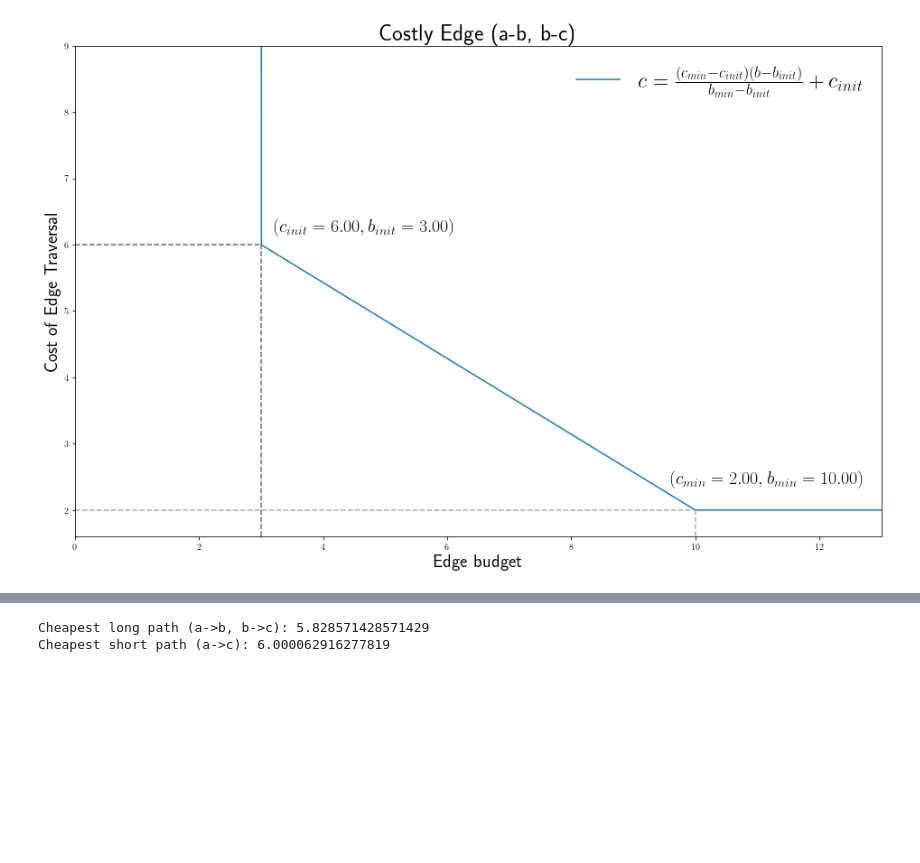
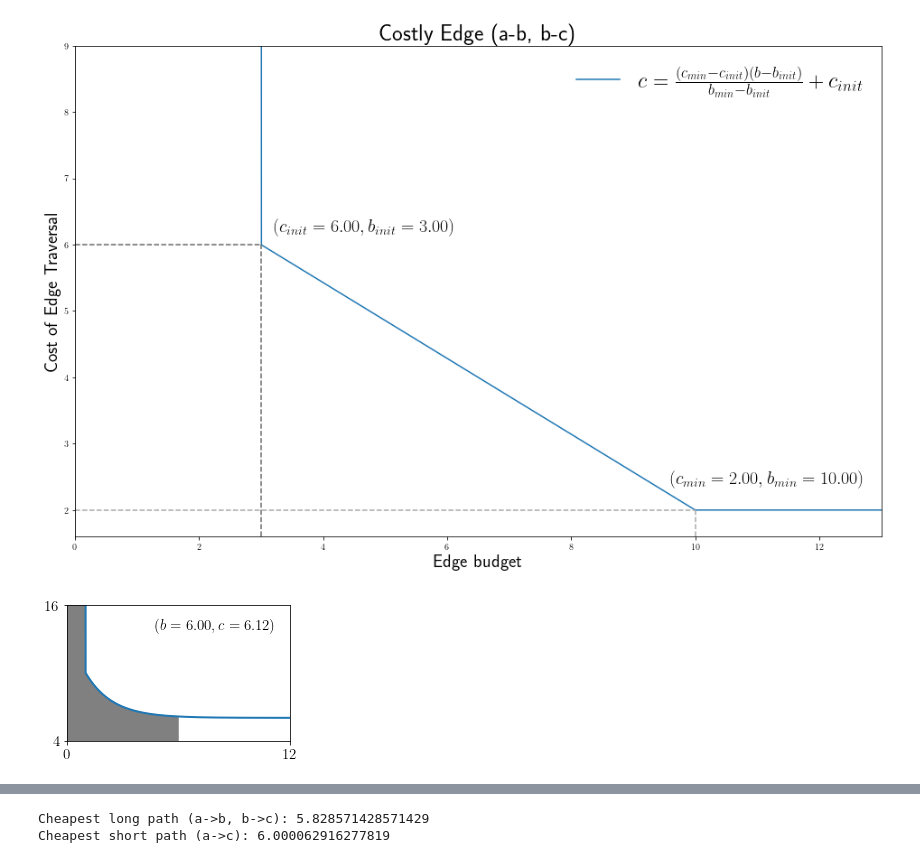
Before and after one commit to th3rring/costgraph, a Jupyter notebook: Shortest_path.ipynb, the cells around one changed output, grey strips where cells are left out. Saved outputs shown, nothing was run; the diff lists cells and outputs as text; code cells hidden in the pictures; blank space fills up the shorter version.

```diff
--- a/Shortest_path.ipynb
+++ b/Shortest_path.ipynb
@@ -84,6 +26,10 @@ graphEdgeFunc("Cheap Edge (a-c)", cheap_edge)
 graphEdgeFunc("Costly Edge (a-b, b-c)", costly_edge)
 # %% [output]
 [figure]
+# %%
+showEdgeFuncImg(cheap_edge, 6)
+# %% [output]
+[figure, added]
 # %%
 G = CostFuncGraph()
 G.add_edge("a", "b", costly_edge)
```
Also changed, not shown: parts of 13 cells of this notebook, 1 other file.
